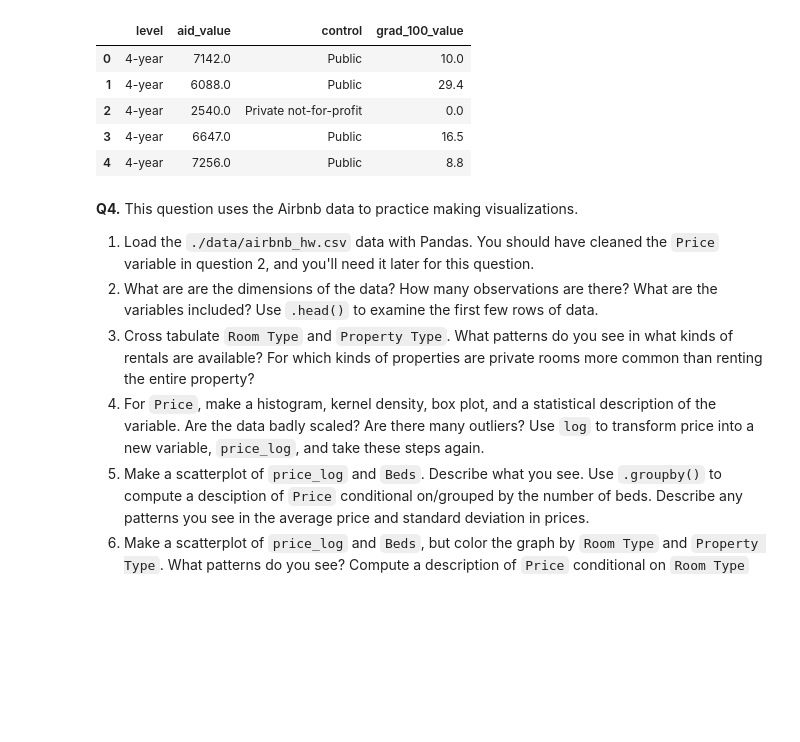
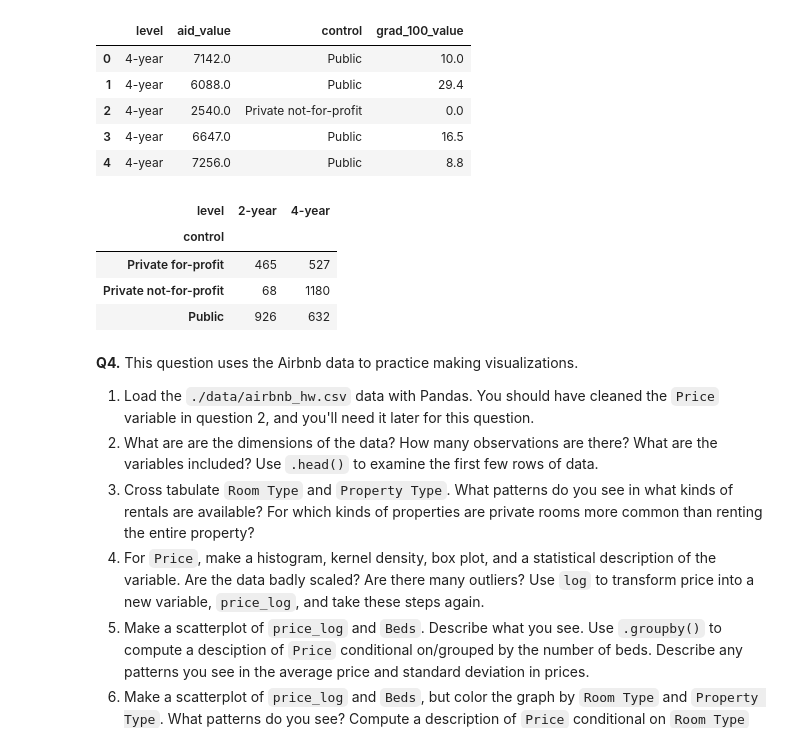
Before and after one commit to chrryyy/assignment2, a Jupyter notebook: assignment2.ipynb, the cells around one changed output. Saved outputs shown, nothing was run; the diff lists cells and outputs as text; code cells hidden in the pictures; blank space fills up the shorter version.

Commit message:
Q3 part 3

```diff
--- a/assignment2.ipynb
+++ b/assignment2.ipynb
@@ -204,6 +204,18 @@ Length: 63, dtype: object
 | 2 | 4-year | 2540.0 | Private not-for-profit | 0.0 |
 | 3 | 4-year | 6647.0 | Public | 16.5 |
 | 4 | 4-year | 7256.0 | Public | 8.8 |
+# %%
+# Part 3
+# Looking at the cross tabulation between control and level, it seems that majority of the private not-for-profit colleges were were 4-year instituions rather than 2-year institutions.
+# 2-year and 4-year colleges were more similar in number for private for-profit colleges. Public colleges had more 2-year institutions than 4-year institutions, but the difference gap
+# is not as great when compared to private not-for-profit colleges.
+pd.crosstab(college["control"], college["level"])
+# %% [output]
+| level | 2-year | 4-year |
+| control |  |  |
+| Private for-profit | 465 | 527 |
+| Private not-for-profit | 68 | 1180 |
+| Public | 926 | 632 |
 # %% [markdown]
 **Q4.** This question uses the Airbnb data to practice making visualizations.
 
```
